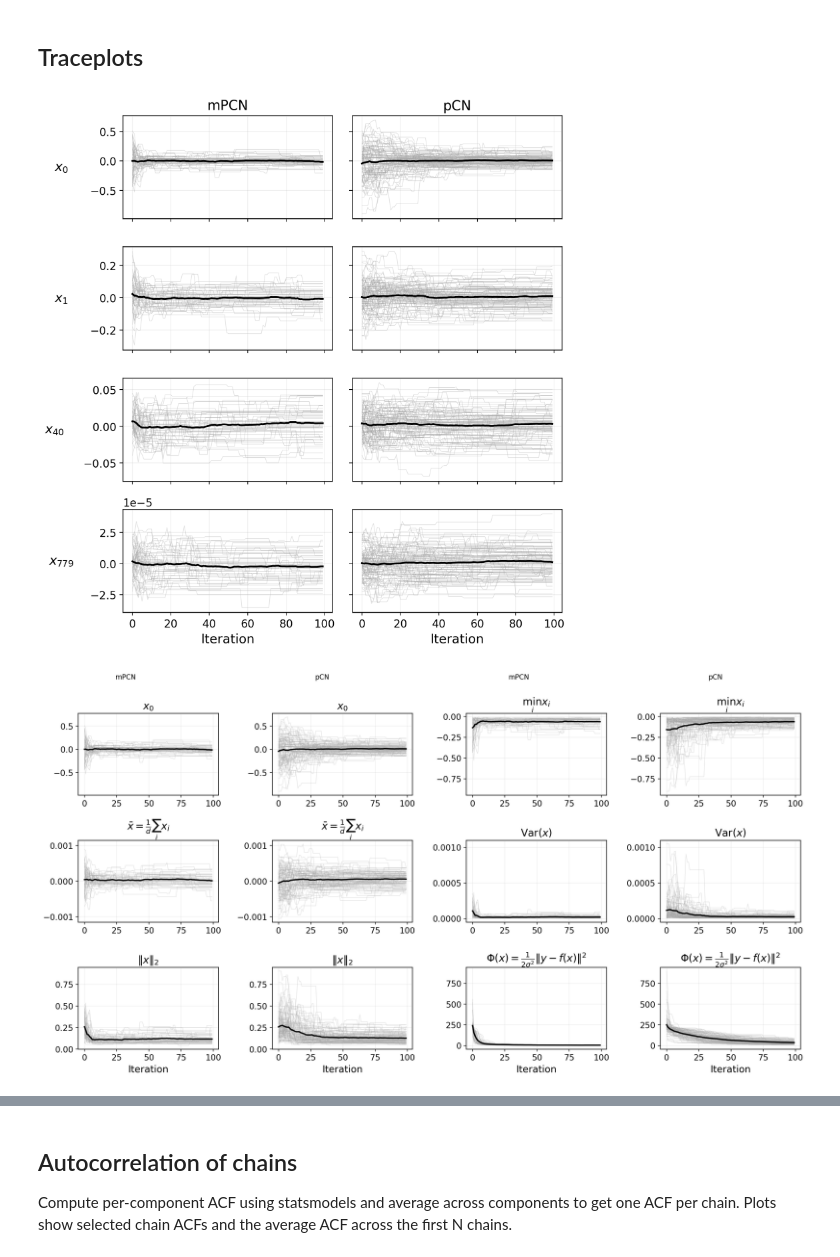
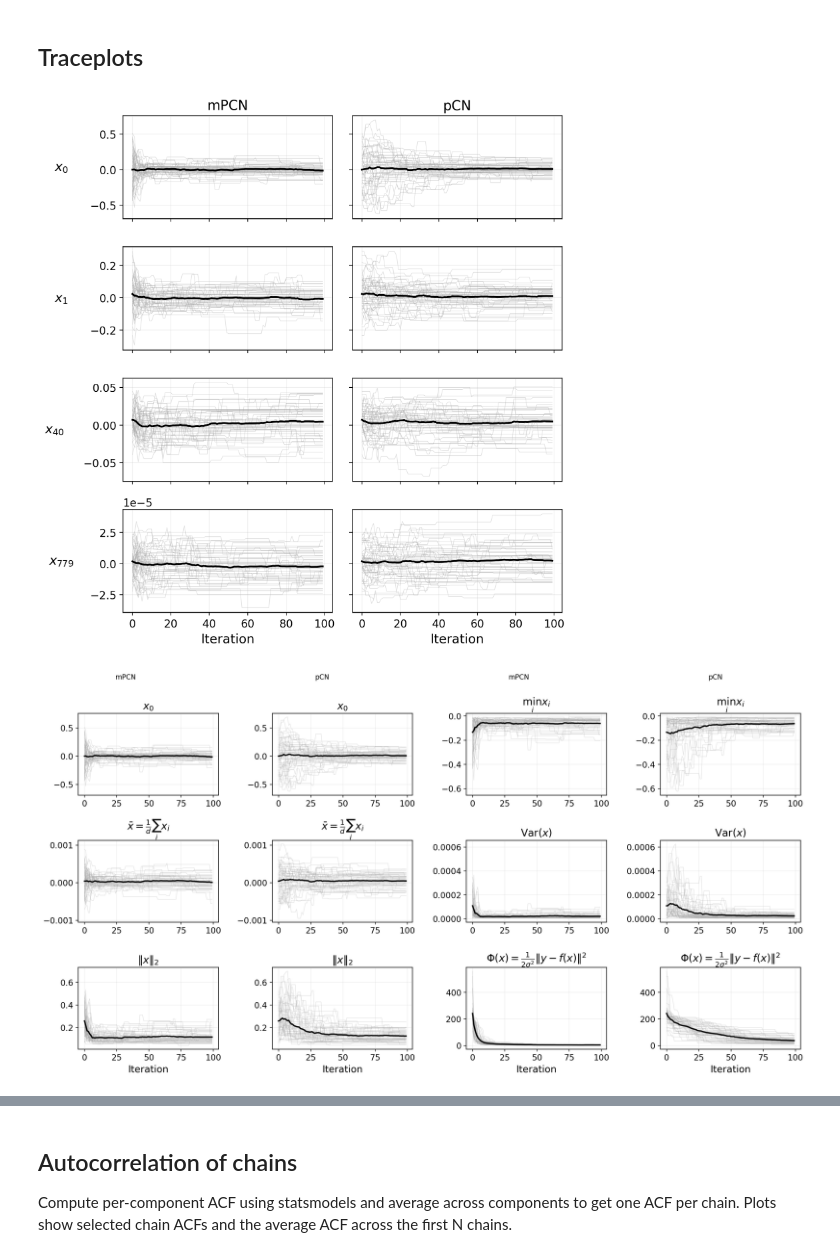
Before and after one commit to guillerminasenn/multiproposal-internal, a Jupyter notebook: notebooks/05_toy_solute_transport_mpcn_convergence.ipynb, the cells around one changed output, grey strips where cells are left out. Drawn from its saved outputs; the diff is of its cells as text; code cells hidden in the pictures.

```diff
--- a/notebooks/05_toy_solute_transport_mpcn_convergence.ipynb
+++ b/notebooks/05_toy_solute_transport_mpcn_convergence.ipynb
@@ -575,7 +573,7 @@ if len(comp_list) < 1:
 
 plot_n = min(n_iters, 100)
 mpcn_plot_count = 50
-pcn_plot_count = 100
+pcn_plot_count = 50
 mpcn_plot_count = min(mpcn_plot_count, len(mpcn_chains))
 pcn_plot_count = min(pcn_plot_count, len(pcn_chains))
 
@@ -638,14 +636,14 @@ fig.savefig(
 )
 plt.show()
 # %% [output]
-[figure, old version]
+[figure, new version]
 # %%
 # Overlayed traceplots for additional observables
 apply_pub_style()
 
 plot_n = min(n_iters, 100)
 mpcn_plot_count = 50
-pcn_plot_count = 100
+pcn_plot_count = 50
 mpcn_plot_count = min(mpcn_plot_count, len(mpcn_chains))
 pcn_plot_count = min(pcn_plot_count, len(pcn_chains))
 
@@ -709,34 +707,34 @@ for obs_idx, (obs_label, obs_fn) in enumerate(observables):
             mpcn_obs[chain_idx],
             linewidth=chain_linewidth,
             color=chain_color,
             alpha=0.35,
         )
     ax_m.plot(mpcn_mean, linewidth=mean_linewidth, color=mean_color)
     ax_m.set_title(obs_label)
     ax_m.grid(alpha=0.2)
 
     for chain_idx in range(pcn_obs.shape[0]):
         ax_p.plot(
             pcn_obs[chain_idx],
             linewidth=chain_linewidth,
             color=chain_color,
             alpha=0.35,
         )
     ax_p.plot(pcn_mean, linewidth=mean_linewidth, color=mean_color)
     ax_p.set_title(obs_label)
     ax_p.grid(alpha=0.2)
 
 for ax in axes[-1, :]:
     ax.set_xlabel('Iteration')
 
 fig.tight_layout(rect=(0.0, 0.0, 1.0, 0.965))
 fig.savefig(
     reports_dir / f'solute_transport_mpcn_vs_pcn_traceplots_observables_rho{rho_tag}.png',
     bbox_inches='tight',
 )
 plt.show()
 # %% [output]
-[figure, old version]
+[figure, new version]
 # %%
 # Publication-quality observables: mean, variance, norm, potential
 apply_pub_style()
```
Also changed, not shown: parts of 10 cells of this notebook, 4 other files.
